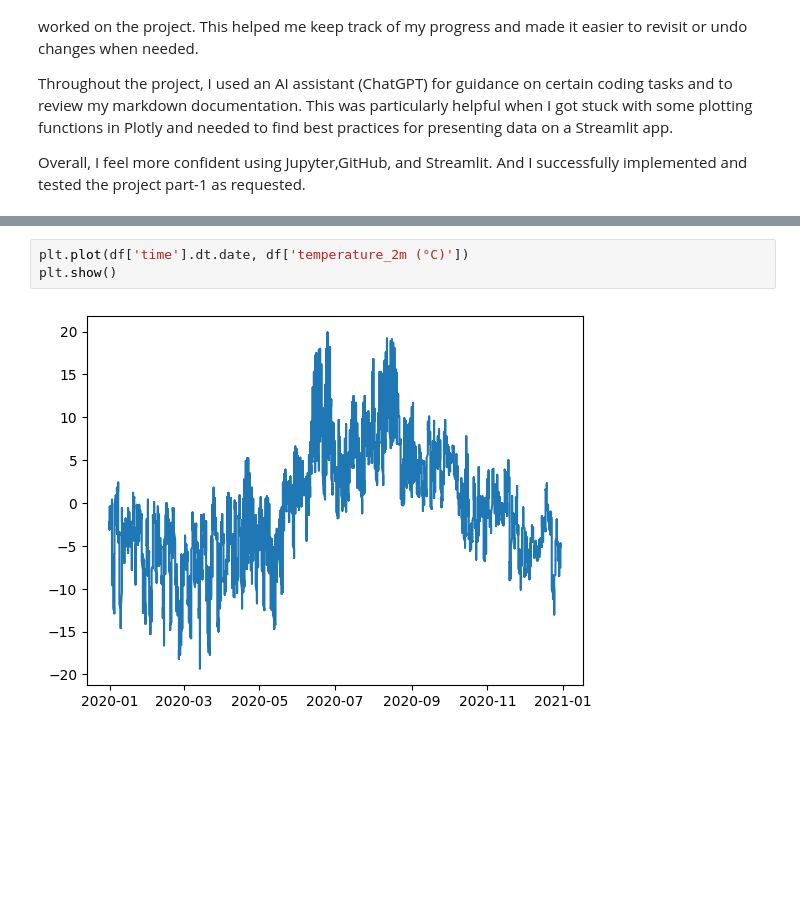
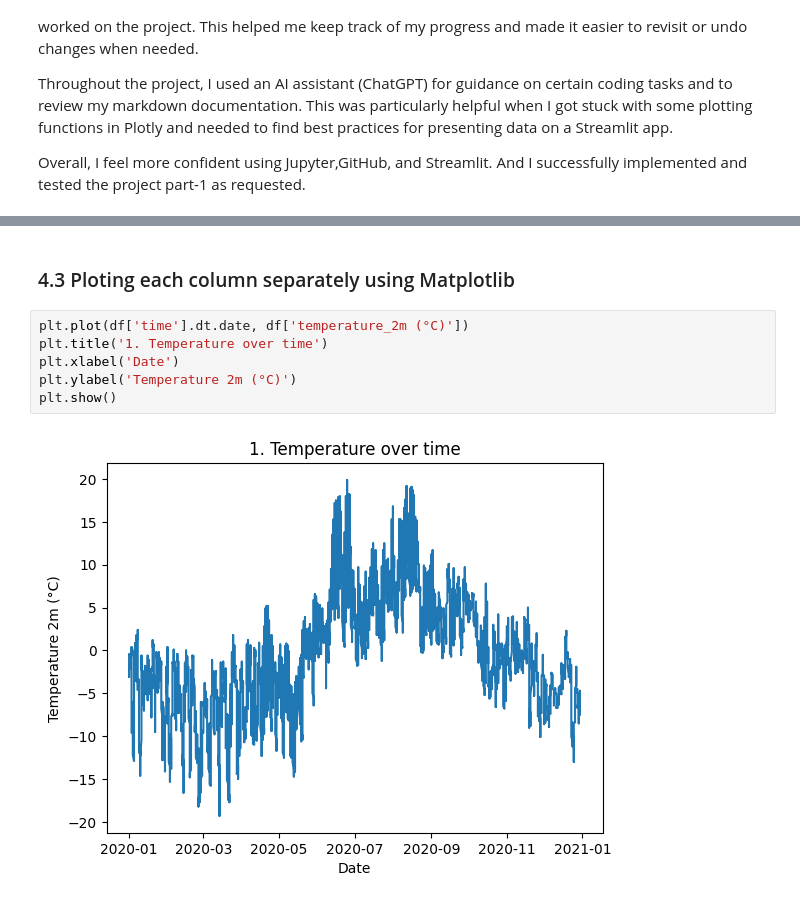
Before and after one commit to Indraadhikari/IND320_Indra, a Jupyter notebook: dashboard_basics_indra.ipynb, the cells around one changed output, grey strips where cells are left out. Drawn from its saved outputs; the diff is of its cells as text; blank space fills up the shorter version.

```diff
--- a/dashboard_basics_indra.ipynb
+++ b/dashboard_basics_indra.ipynb
@@ -40,6 +56,11 @@ df.head()
+# %% [markdown]
+### 4.3 Ploting each column separately using Matplotlib
 # %%
 plt.plot(df['time'].dt.date, df['temperature_2m (°C)'])
+plt.title('1. Temperature over time')
+plt.xlabel('Date')
+plt.ylabel('Temperature 2m (°C)')
 plt.show()
 # %% [output]
-[figure, old version]
+[figure, new version]
 # %%
```
Also changed, not shown: parts of 13 cells of this notebook, 3 other files.
